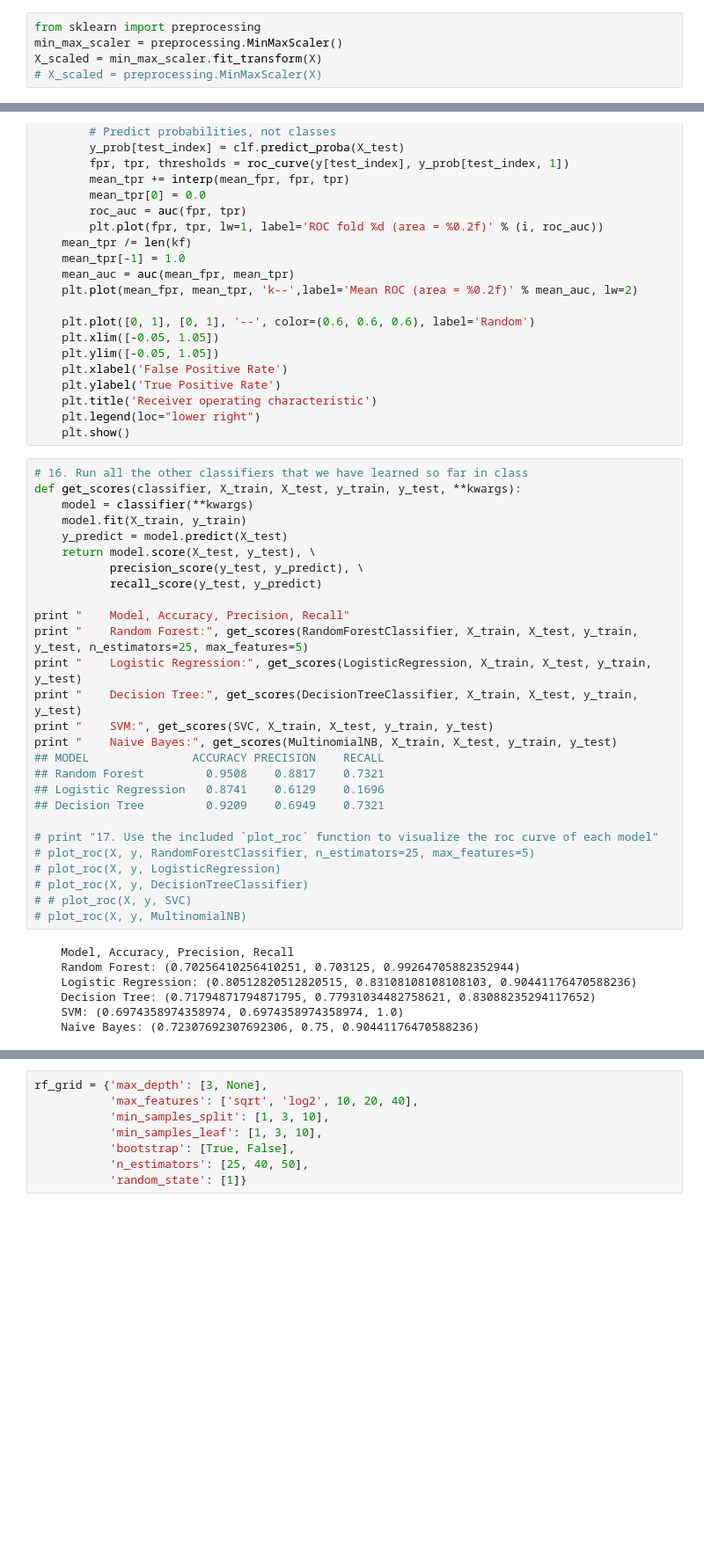
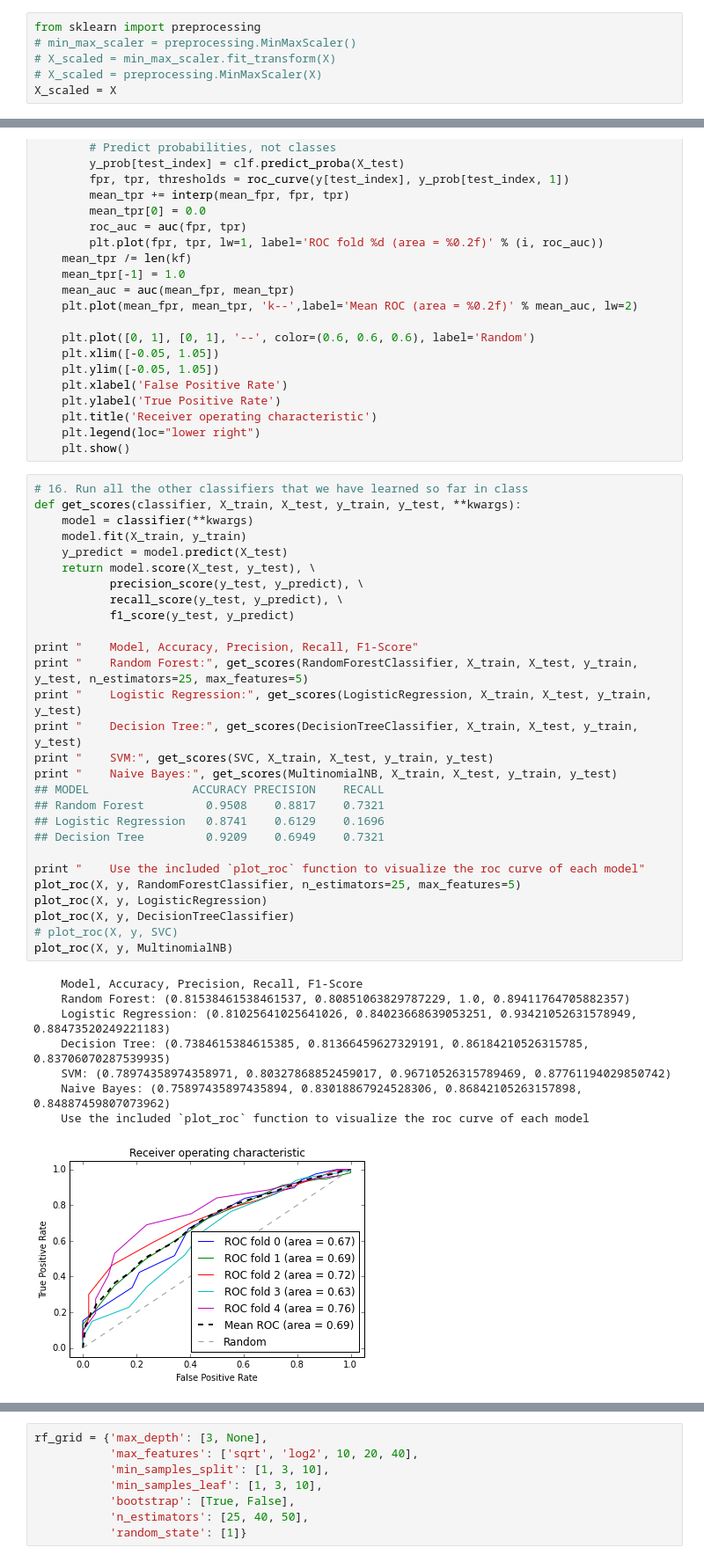
Before and after one commit to youngstone/Hunting4Patents, a Jupyter notebook: iPythonNotebook/Build_Prediction_Model.ipynb, the cells around one changed output, grey strips where cells are left out. Shown at 88% size. Saved outputs shown, nothing was run; the diff lists cells and outputs as text; blank space fills up the shorter version.

```diff
--- a/iPythonNotebook/Build_Prediction_Model.ipynb
+++ b/iPythonNotebook/Build_Prediction_Model.ipynb
@@ -316,9 +316,10 @@ y = target.values
 X = df_rf_features.values
 # %%
 from sklearn import preprocessing
-min_max_scaler = preprocessing.MinMaxScaler()
-X_scaled = min_max_scaler.fit_transform(X)
+# min_max_scaler = preprocessing.MinMaxScaler()
+# X_scaled = min_max_scaler.fit_transform(X)
 # X_scaled = preprocessing.MinMaxScaler(X)
+X_scaled = X
 # %%
 X_train, X_test, y_train, y_test = train_test_split(X_scaled, y)
 # %%
@@ -523,34 +524,37 @@ def plot_roc(X, y, clf_class, **kwargs):
 # %%
 # 16. Run all the other classifiers that we have learned so far in class
 def get_scores(classifier, X_train, X_test, y_train, y_test, **kwargs):
     model = classifier(**kwargs)
     model.fit(X_train, y_train)
     y_predict = model.predict(X_test)
     return model.score(X_test, y_test), \
            precision_score(y_test, y_predict), \
-           recall_score(y_test, y_predict)
+           recall_score(y_test, y_predict), \
+           f1_score(y_test, y_predict)
 
-print "    Model, Accuracy, Precision, Recall"
+print "    Model, Accuracy, Precision, Recall, F1-Score"
 print "    Random Forest:", get_scores(RandomForestClassifier, X_train, X_test, y_train, y_test, n_estimators=25, max_features=5)
 print "    Logistic Regression:", get_scores(LogisticRegression, X_train, X_test, y_train, y_test)
 print "    Decision Tree:", get_scores(DecisionTreeClassifier, X_train, X_test, y_train, y_test)
 print "    SVM:", get_scores(SVC, X_train, X_test, y_train, y_test)
 print "    Naive Bayes:", get_scores(MultinomialNB, X_train, X_test, y_train, y_test)
 ## MODEL               ACCURACY PRECISION    RECALL
 ## Random Forest         0.9508    0.8817    0.7321
 ## Logistic Regression   0.8741    0.6129    0.1696
 ## Decision Tree         0.9209    0.6949    0.7321
 
-# print "17. Use the included `plot_roc` function to visualize the roc curve of each model"
-# plot_roc(X, y, RandomForestClassifier, n_estimators=25, max_features=5)
-# plot_roc(X, y, LogisticRegression)
-# plot_roc(X, y, DecisionTreeClassifier)
-# # plot_roc(X, y, SVC)
-# plot_roc(X, y, MultinomialNB)
+print "    Use the included `plot_roc` function to visualize the roc curve of each model"
+plot_roc(X, y, RandomForestClassifier, n_estimators=25, max_features=5)
+plot_roc(X, y, LogisticRegression)
+plot_roc(X, y, DecisionTreeClassifier)
+# plot_roc(X, y, SVC)
+plot_roc(X, y, MultinomialNB)
 # %% [output]
-    Model, Accuracy, Precision, Recall
-    Random Forest: (0.70256410256410251, 0.703125, 0.99264705882352944)
-    Logistic Regression: (0.80512820512820515, 0.83108108108108103, 0.90441176470588236)
-    Decision Tree: (0.71794871794871795, 0.77931034482758621, 0.83088235294117652)
-    SVM: (0.6974358974358974, 0.6974358974358974, 1.0)
-    Naive Bayes: (0.72307692307692306, 0.75, 0.90441176470588236)
+    Model, Accuracy, Precision, Recall, F1-Score
+    Random Forest: (0.81538461538461537, 0.80851063829787229, 1.0, 0.89411764705882357)
+    Logistic Regression: (0.81025641025641026, 0.84023668639053251, 0.93421052631578949, 0.88473520249221183)
+    Decision Tree: (0.7384615384615385, 0.81366459627329191, 0.86184210526315785, 0.83706070287539935)
+    SVM: (0.78974358974358971, 0.80327868852459017, 0.96710526315789469, 0.87761194029850742)
+    Naive Bayes: (0.75897435897435894, 0.83018867924528306, 0.86842105263157898, 0.84887459807073962)
+    Use the included `plot_roc` function to visualize the roc curve of each model
+[figure, added]
```
Also changed, not shown: parts of 17 cells of this notebook, 5 other files.
